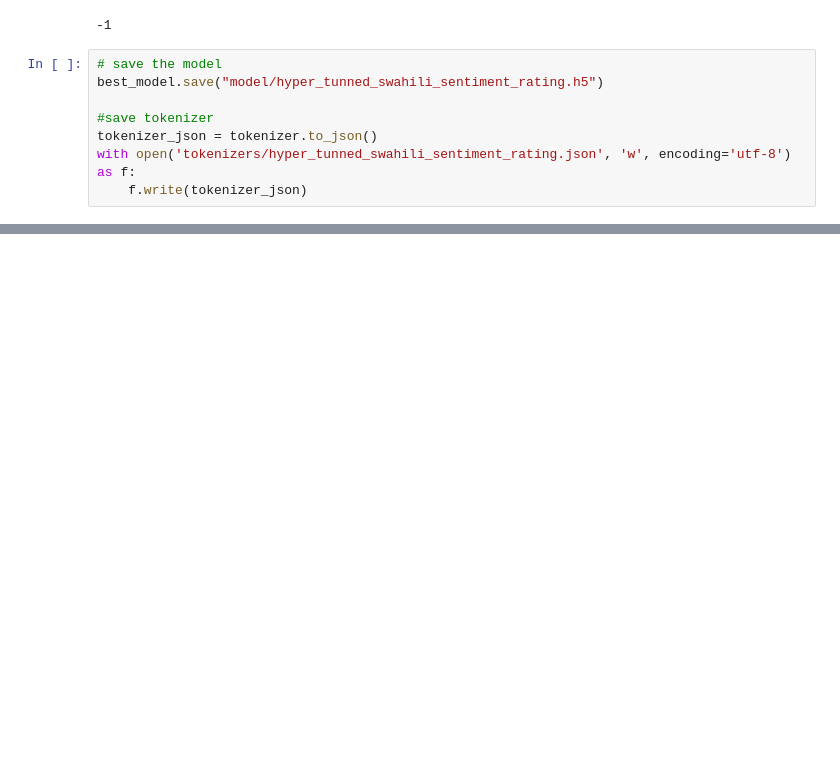
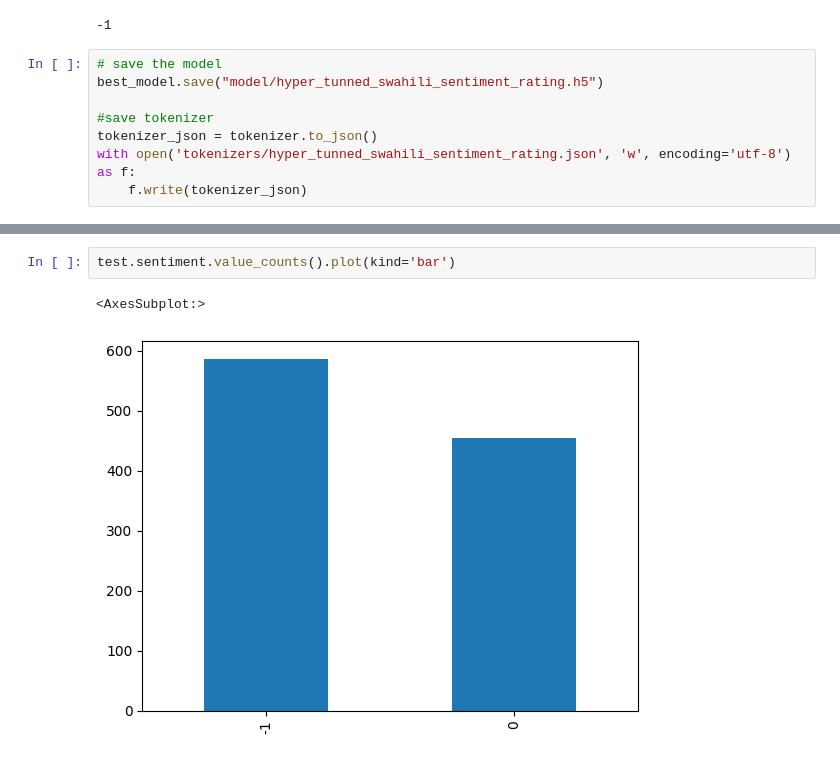
Before and after one commit to eddiegulay/Swahili-Sement-Classification, a Jupyter notebook: training.ipynb, the cells around one changed output, grey strips where cells are left out. Cells and saved outputs as stored; diff of their text form; blank space fills up the shorter version.

```diff
--- a/training.ipynb
+++ b/training.ipynb
@@ -264,0 +328,5 @@ test['sentiment'] = test['comment'].apply(lambda x: classify(x, best_model, toke
+# %%
+test.sentiment.value_counts().plot(kind='bar')
+# %% [output]
+<AxesSubplot:>
+[figure, added]
```
Also changed, not shown: parts of 13 cells of this notebook, 23 other files.
